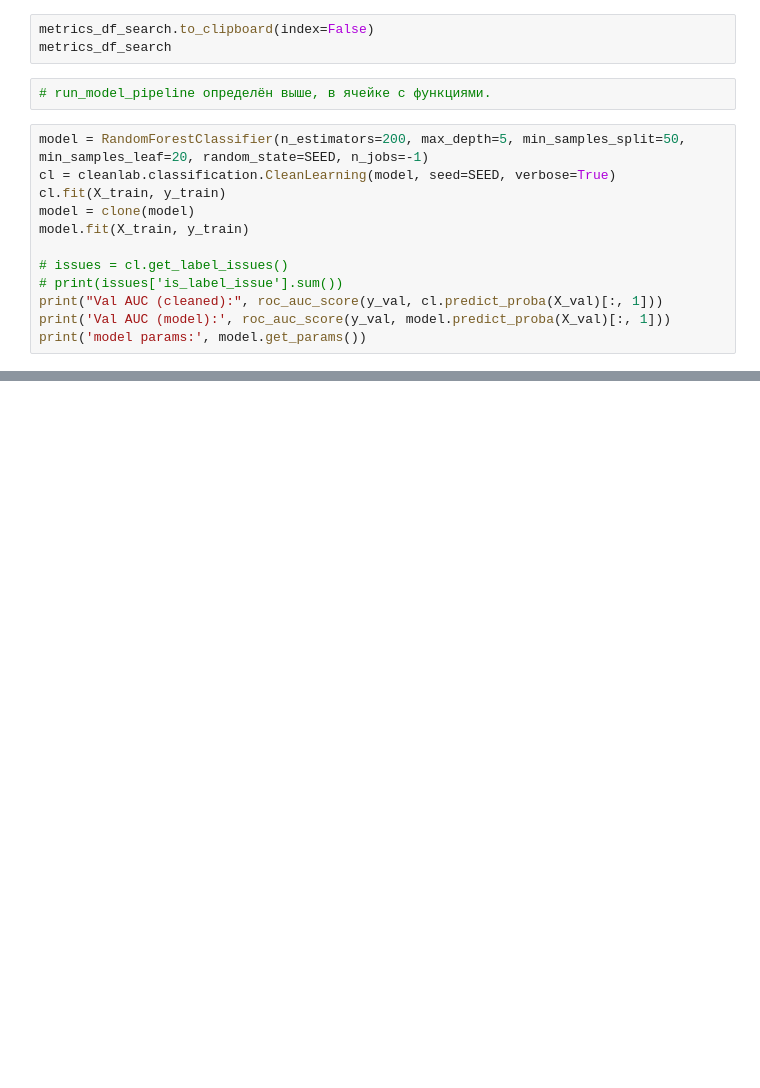
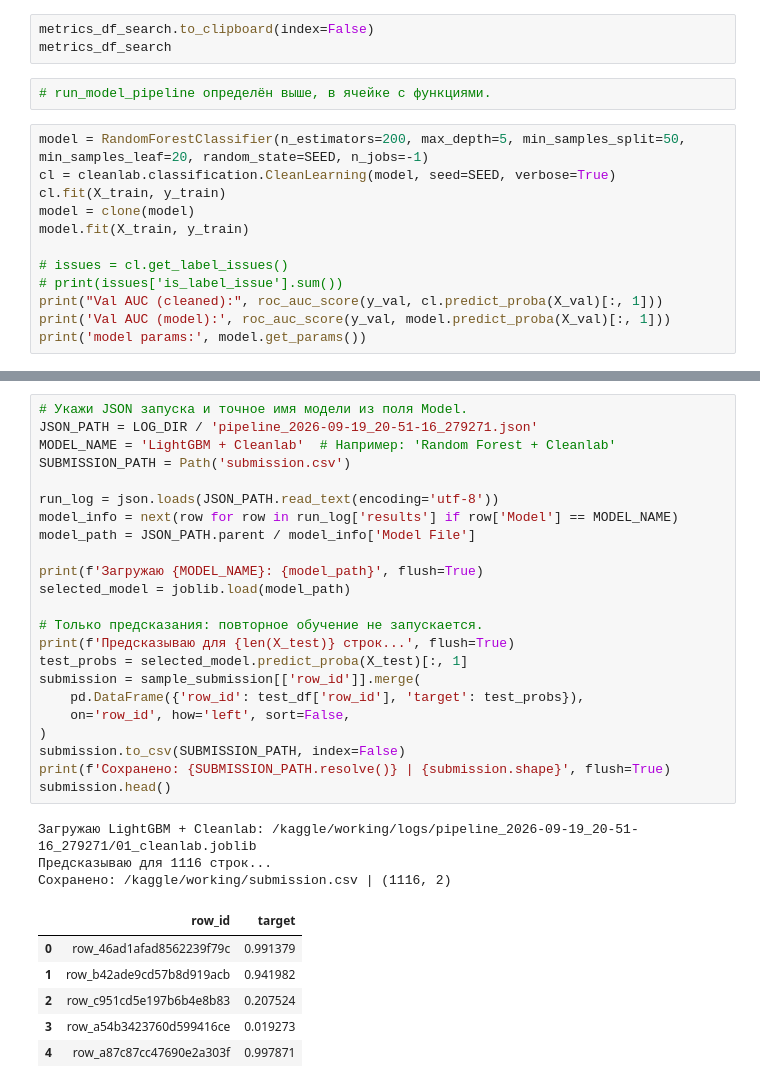
Before and after one commit to revlze/sbmt_kaggle, a Jupyter notebook: main.ipynb, the cells around one changed output, grey strips where cells are left out. Saved outputs shown, nothing was run; the diff lists cells and outputs as text; blank space fills up the shorter version.

```diff
--- a/main.ipynb
+++ b/main.ipynb
@@ -518,0 +539,33 @@ print('model params:', model.get_params())
+# %%
+# Укажи JSON запуска и точное имя модели из поля Model.
+JSON_PATH = LOG_DIR / 'pipeline_2026-09-19_20-51-16_279271.json'
+MODEL_NAME = 'LightGBM + Cleanlab'  # Например: 'Random Forest + Cleanlab'
+SUBMISSION_PATH = Path('submission.csv')
+
+run_log = json.loads(JSON_PATH.read_text(encoding='utf-8'))
+model_info = next(row for row in run_log['results'] if row['Model'] == MODEL_NAME)
+model_path = JSON_PATH.parent / model_info['Model File']
+
+print(f'Загружаю {MODEL_NAME}: {model_path}', flush=True)
+selected_model = joblib.load(model_path)
+
+# Только предсказания: повторное обучение не запускается.
+print(f'Предсказываю для {len(X_test)} строк...', flush=True)
+test_probs = selected_model.predict_proba(X_test)[:, 1]
+submission = sample_submission[['row_id']].merge(
+    pd.DataFrame({'row_id': test_df['row_id'], 'target': test_probs}),
+    on='row_id', how='left', sort=False,
+)
+submission.to_csv(SUBMISSION_PATH, index=False)
+print(f'Сохранено: {SUBMISSION_PATH.resolve()} | {submission.shape}', flush=True)
+submission.head()
+# %% [output]
+Загружаю LightGBM + Cleanlab: /kaggle/working/logs/pipeline_2026-09-19_20-51-16_279271/01_cleanlab.joblib
+Предсказываю для 1116 строк...
+Сохранено: /kaggle/working/submission.csv | (1116, 2)
+|  | row_id | target |
+| 0 | row_46ad1afad8562239f79c | 0.991379 |
+| 1 | row_b42ade9cd57b8d919acb | 0.941982 |
+| 2 | row_c951cd5e197b6b4e8b83 | 0.207524 |
+| 3 | row_a54b3423760d599416ce | 0.019273 |
+| 4 | row_a87c87cc47690e2a303f | 0.997871 |
```
Also changed, not shown: parts of 11 cells of this notebook.
